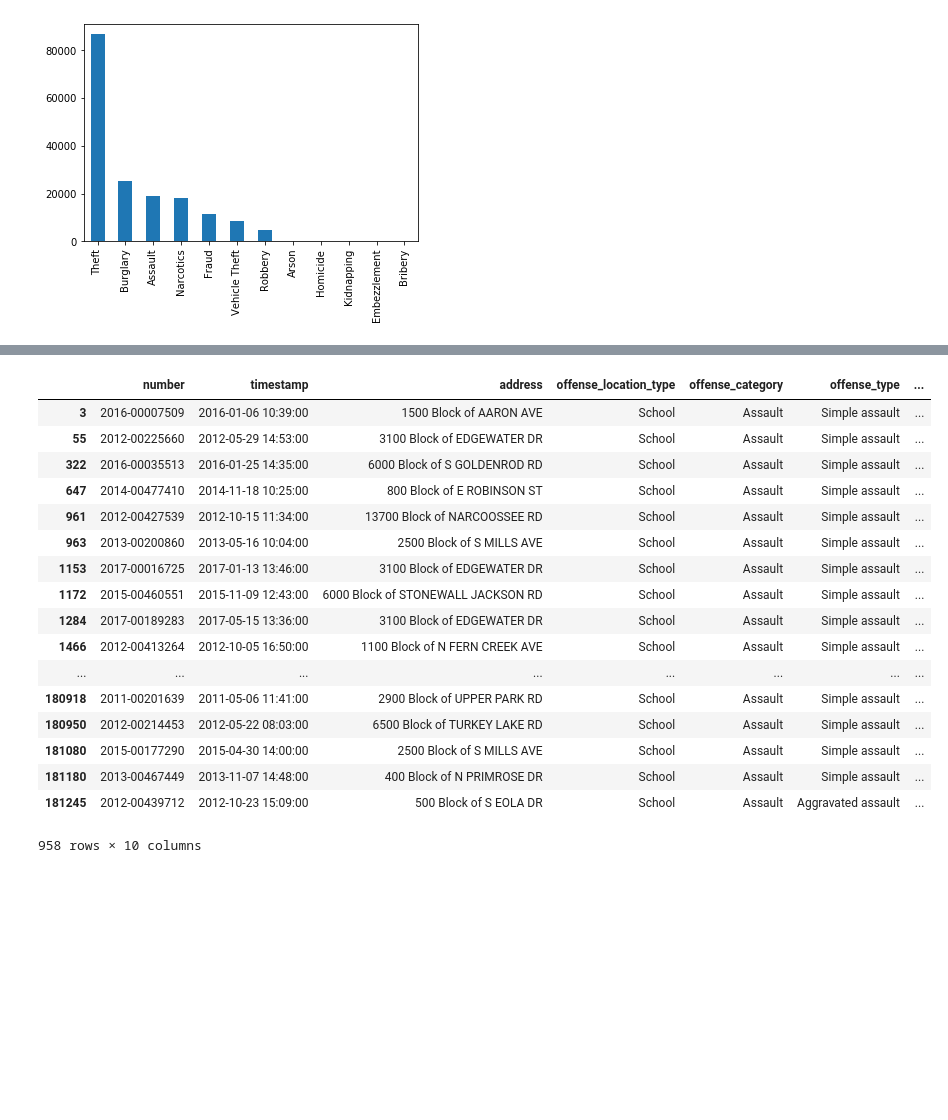
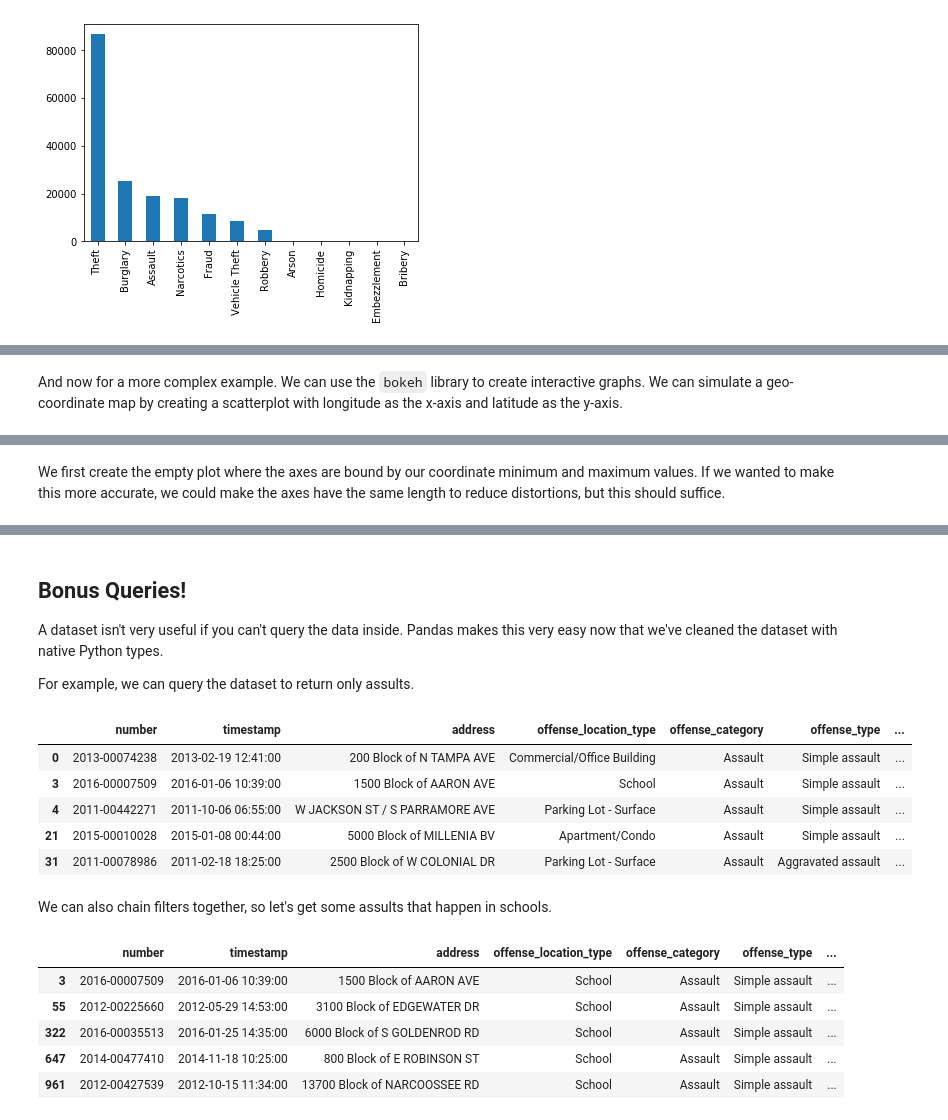
Before and after one commit to devdupont/codex-python-workshop, a Jupyter notebook: data/OPD Crime Cleaning.ipynb, the cells around one changed output, grey strips where cells are left out. Drawn from its saved outputs; the diff is of its cells as text; code cells hidden in the pictures; blank space fills up the shorter version.

```diff
--- a/data/OPD Crime Cleaning.ipynb
+++ b/data/OPD Crime Cleaning.ipynb
@@ -336,3 +320,5 @@ dir(opd.offense_category.plot)
+# %% [markdown]
+And now for a more complex example. We can use the `bokeh` library to create interactive graphs. We can simulate a geo-coordinate map by creating a scatterplot with longitude as the x-axis and latitude as the y-axis.
 # %%
 from bokeh.plotting import figure, show
 from bokeh.io import output_notebook
@@ -340,6 +326,8 @@ output_notebook()
 # %% [output]
 Loading BokehJS ...
 [interactive output not drawn]
+# %% [markdown]
+We first create the empty plot where the axes are bound by our coordinate minimum and maximum values. If we wanted to make this more accurate, we could make the axes have the same length to reduce distortions, but this should suffice.
 # %%
 # create a new plot with the tools above, and explicit ranges
 p = figure(
@@ -355,24 +343,29 @@ show(p)
 # %% [output]
 [interactive output not drawn]
 [interactive output not drawn]
+# %% [markdown]
+## Bonus Queries!
+
+A dataset isn't very useful if you can't query the data inside. Pandas makes this very easy now that we've cleaned the dataset with native Python types.
+
+For example, we can query the dataset to return only assults.
+# %%
+opd[opd.offense_category == "Assault"].head()
+# %% [output]
+|  | number | timestamp | address | offense_location_type | offense_category | offense_type | ... |
+| 0 | 2013-00074238 | 2013-02-19 12:41:00 | 200 Block of N TAMPA AVE | Commercial/Office Building | Assault | Simple assault | ... |
+| 3 | 2016-00007509 | 2016-01-06 10:39:00 | 1500 Block of AARON AVE | School | Assault | Simple assault | ... |
+| 4 | 2011-00442271 | 2011-10-06 06:55:00 | W JACKSON ST / S PARRAMORE AVE | Parking Lot - Surface | Assault | Simple assault | ... |
+| 21 | 2015-00010028 | 2015-01-08 00:44:00 | 5000 Block of MILLENIA BV | Apartment/Condo | Assault | Simple assault | ... |
+| 31 | 2011-00078986 | 2011-02-18 18:25:00 | 2500 Block of W COLONIAL DR | Parking Lot - Surface | Assault | Aggravated assault | ... |
+# %% [markdown]
+We can also chain filters together, so let's get some assults that happen in schools.
 # %%
-opd[opd.offense_category == "Assault"][opd.offense_location_type == "School"]
+opd[opd.offense_category == "Assault"][opd.offense_location_type == "School"].head()
 # %% [output]
 |  | number | timestamp | address | offense_location_type | offense_category | offense_type | ... |
 | 3 | 2016-00007509 | 2016-01-06 10:39:00 | 1500 Block of AARON AVE | School | Assault | Simple assault | ... |
 | 55 | 2012-00225660 | 2012-05-29 14:53:00 | 3100 Block of EDGEWATER DR | School | Assault | Simple assault | ... |
 | 322 | 2016-00035513 | 2016-01-25 14:35:00 | 6000 Block of S GOLDENROD RD | School | Assault | Simple assault | ... |
 | 647 | 2014-00477410 | 2014-11-18 10:25:00 | 800 Block of E ROBINSON ST | School | Assault | Simple assault | ... |
 | 961 | 2012-00427539 | 2012-10-15 11:34:00 | 13700 Block of NARCOOSSEE RD | School | Assault | Simple assault | ... |
-| 963 | 2013-00200860 | 2013-05-16 10:04:00 | 2500 Block of S MILLS AVE | School | Assault | Simple assault | ... |
-| 1153 | 2017-00016725 | 2017-01-13 13:46:00 | 3100 Block of EDGEWATER DR | School | Assault | Simple assault | ... |
-| 1172 | 2015-00460551 | 2015-11-09 12:43:00 | 6000 Block of STONEWALL JACKSON RD | School | Assault | Simple assault | ... |
-| 1284 | 2017-00189283 | 2017-05-15 13:36:00 | 3100 Block of EDGEWATER DR | School | Assault | Simple assault | ... |
-| 1466 | 2012-00413264 | 2012-10-05 16:50:00 | 1100 Block of N FERN CREEK AVE | School | Assault | Simple assault | ... |
-| ... | ... | ... | ... | ... | ... | ... | ... |
-| 180918 | 2011-00201639 | 2011-05-06 11:41:00 | 2900 Block of UPPER PARK RD | School | Assault | Simple assault | ... |
-| 180950 | 2012-00214453 | 2012-05-22 08:03:00 | 6500 Block of TURKEY LAKE RD | School | Assault | Simple assault | ... |
-| 181080 | 2015-00177290 | 2015-04-30 14:00:00 | 2500 Block of S MILLS AVE | School | Assault | Simple assault | ... |
-| 181180 | 2013-00467449 | 2013-11-07 14:48:00 | 400 Block of N PRIMROSE DR | School | Assault | Simple assault | ... |
-| 181245 | 2012-00439712 | 2012-10-23 15:09:00 | 500 Block of S EOLA DR | School | Assault | Aggravated assault | ... |
-958 rows × 10 columns
```
Also changed, not shown: parts of 65 cells of this notebook, 1 other file.
